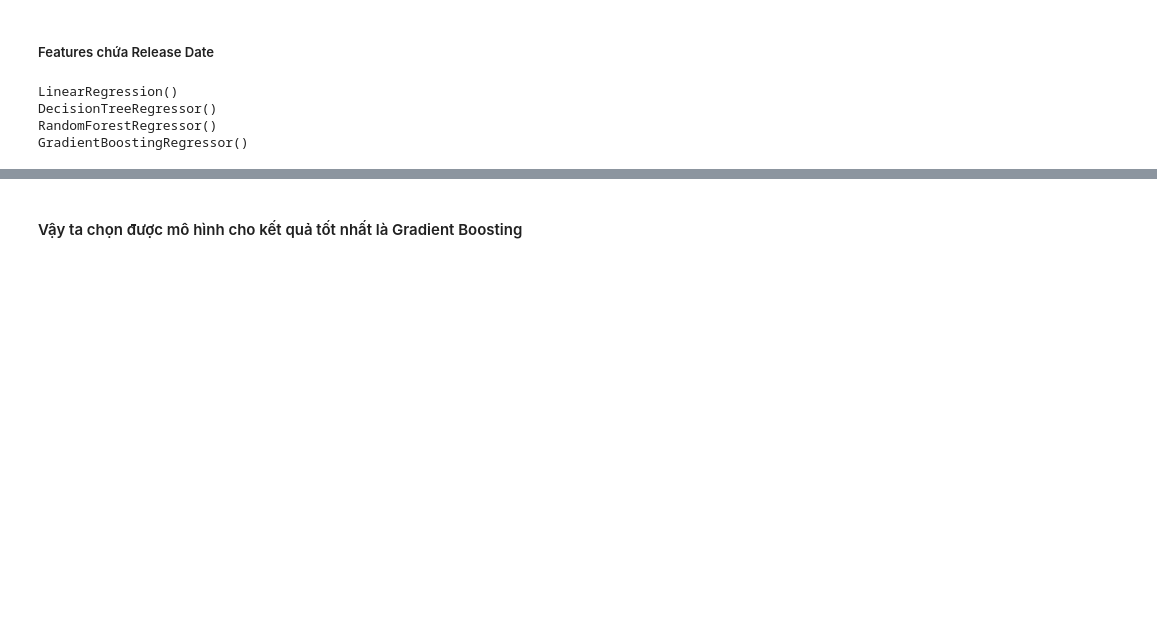
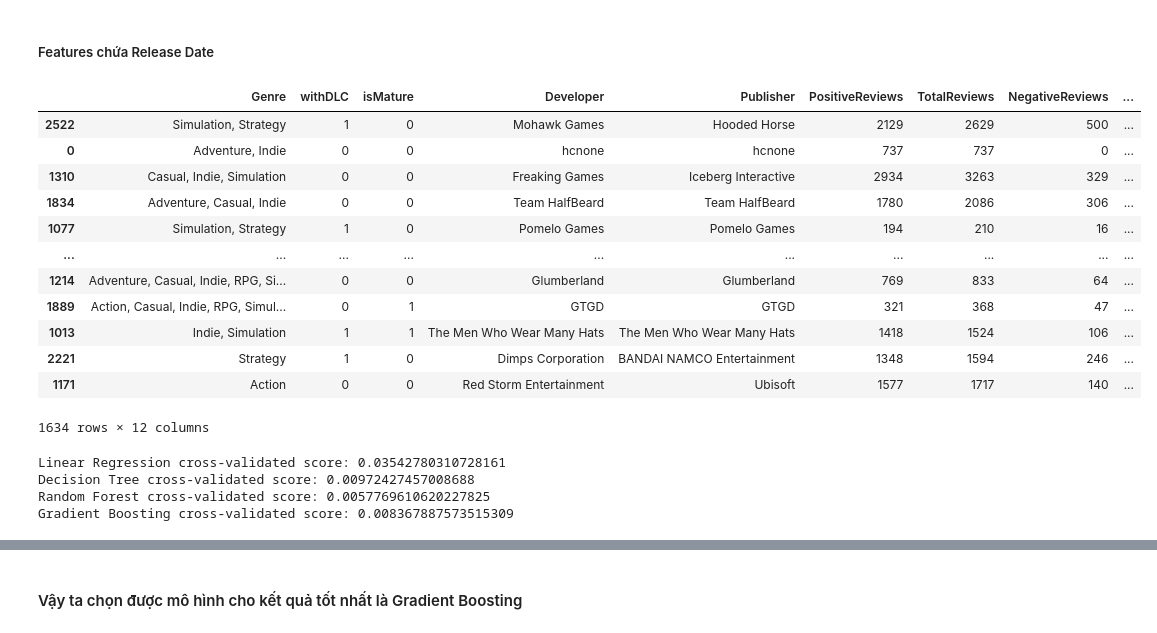
Before and after one commit to cheesepp/steam_game_ratings, a Jupyter notebook: data_modelling.ipynb, the cells around one changed output, grey strips where cells are left out. Drawn from its saved outputs; the diff is of its cells as text; code cells hidden in the pictures; blank space fills up the shorter version.

```diff
--- a/data_modelling.ipynb
+++ b/data_modelling.ipynb
@@ -86,21 +153,40 @@ models = [('Linear Regression', LinearRegression()),
 X = cleaned_df.drop('Rating', axis = 1)
 y = cleaned_df['Rating']
 # %%
-X_train_val, X_test, y_train_val, y_test = train_test_split(X, y, test_size = 0.2, random_state = 42)
-
-X_train, X_val, y_train, y_val = train_test_split(X_train_val, y_train_val, test_size = 0.25, random_state = 42)
+X_train, X_test, y_train, y_test = train_test_split(X, y, test_size = 0.2, random_state = 42)
+X_train
+# %% [output]
+|  | Genre | withDLC | isMature | Developer | Publisher | PositiveReviews | TotalReviews | NegativeReviews | ... |
+| 2522 | Simulation, Strategy | 1 | 0 | Mohawk Games | Hooded Horse | 2129 | 2629 | 500 | ... |
+| 0 | Adventure, Indie | 0 | 0 | hcnone | hcnone | 737 | 737 | 0 | ... |
+| 1310 | Casual, Indie, Simulation | 0 | 0 | Freaking Games | Iceberg Interactive | 2934 | 3263 | 329 | ... |
+| 1834 | Adventure, Casual, Indie | 0 | 0 | Team HalfBeard | Team HalfBeard | 1780 | 2086 | 306 | ... |
+| 1077 | Simulation, Strategy | 1 | 0 | Pomelo Games | Pomelo Games | 194 | 210 | 16 | ... |
+| ... | ... | ... | ... | ... | ... | ... | ... | ... | ... |
+| 1214 | Adventure, Casual, Indie, RPG, Si... | 0 | 0 | Glumberland | Glumberland | 769 | 833 | 64 | ... |
+| 1889 | Action, Casual, Indie, RPG, Simul... | 0 | 1 | GTGD | GTGD | 321 | 368 | 47 | ... |
+| 1013 | Indie, Simulation | 1 | 1 | The Men Who Wear Many Hats | The Men Who Wear Many Hats | 1418 | 1524 | 106 | ... |
+| 2221 | Strategy | 1 | 0 | Dimps Corporation | BANDAI NAMCO Entertainment | 1348 | 1594 | 246 | ... |
+| 1171 | Action | 0 | 0 | Red Storm Entertainment | Ubisoft | 1577 | 1717 | 140 | ... |
+1634 rows × 12 columns
 # %%
 performances = {} # dict used to store cross_val_scores of each model to examine
 
 for name, model in models:
-    model.fit(X_train, y_train)
-    scores = Cross_val_scores(model, X_val, y_val)
-    performances[name] = scores
+    multi_model_pl = Pipeline(
+    steps=[("preprocessor", preprocessor), ('regression', model)]
+    )
+    try:
+        scores = Cross_val_scores(multi_model_pl, X_train_val, y_train_val)
+        print(f"{name} cross-validated score:", scores)
+        performances[name] = scores
+    except ValueError as e:
+        print("Error during cross-validation:", e)
 # %% [output]
-LinearRegression()
-DecisionTreeRegressor()
-RandomForestRegressor()
-GradientBoostingRegressor()
+Linear Regression cross-validated score: 0.03542780310728161
+Decision Tree cross-validated score: 0.00972427457008688
+Random Forest cross-validated score: 0.0057769610620227825
+Gradient Boosting cross-validated score: 0.008367887573515309
 # %%
 performances
 # %% [output]
```
Also changed, not shown: parts of 15 cells of this notebook, 3 other files.
